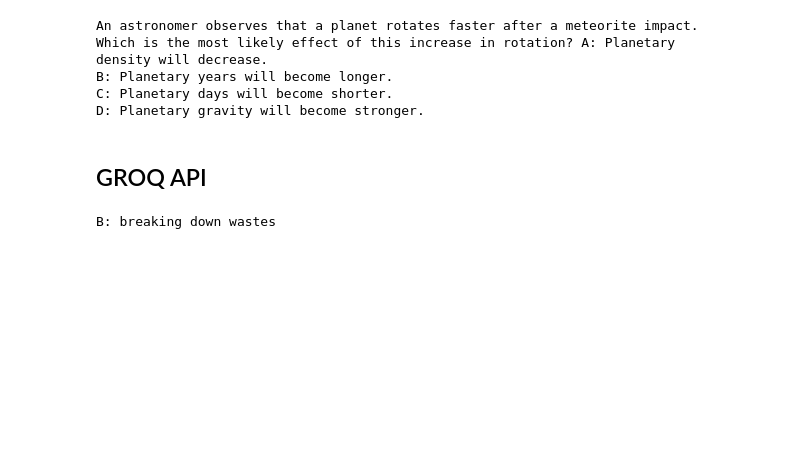
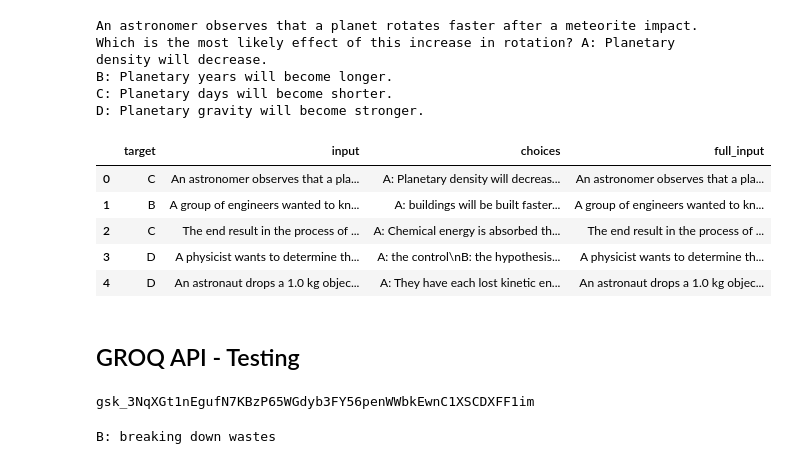
Before and after one commit to ezishr/Undergraduate-Research, a Jupyter notebook: Check points/ARC-Challenge/ARC-Challenge.ipynb, the cells around one changed output. Saved outputs shown, nothing was run; the diff lists cells and outputs as text; code cells hidden in the pictures; blank space fills up the shorter version.

```diff
--- a/Check points/ARC-Challenge/ARC-Challenge.ipynb
+++ b/Check points/ARC-Challenge/ARC-Challenge.ipynb
@@ -23,11 +23,24 @@ An astronomer observes that a planet rotates faster after a meteorite impact. Wh
 B: Planetary years will become longer.
 C: Planetary days will become shorter.
 D: Planetary gravity will become stronger.
+# %%
+main_df.head()
+# %% [output]
+|  | target | input | choices | full_input |
+| 0 | C | An astronomer observes that a pla... | A: Planetary density will decreas... | An astronomer observes that a pla... |
+| 1 | B | A group of engineers wanted to kn... | A: buildings will be built faster... | A group of engineers wanted to kn... |
+| 2 | C | The end result in the process of ... | A: Chemical energy is absorbed th... | The end result in the process of ... |
+| 3 | D | A physicist wants to determine th... | A: the control\nB: the hypothesis... | A physicist wants to determine th... |
+| 4 | D | An astronaut drops a 1.0 kg objec... | A: They have each lost kinetic en... | An astronaut drops a 1.0 kg objec... |
 # %% [markdown]
-## GROQ API
+## GROQ API - Testing
 # %%
 import os
 from groq import Groq
+# %%
+print(os.environ['GROQ_API_KEY'])
+# %% [output]
+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
 # %%
 client = Groq(
     api_key=os.environ['GROQ_API_KEY'],
```
Also changed, not shown: parts of 12 cells of this notebook, 8 other files.
